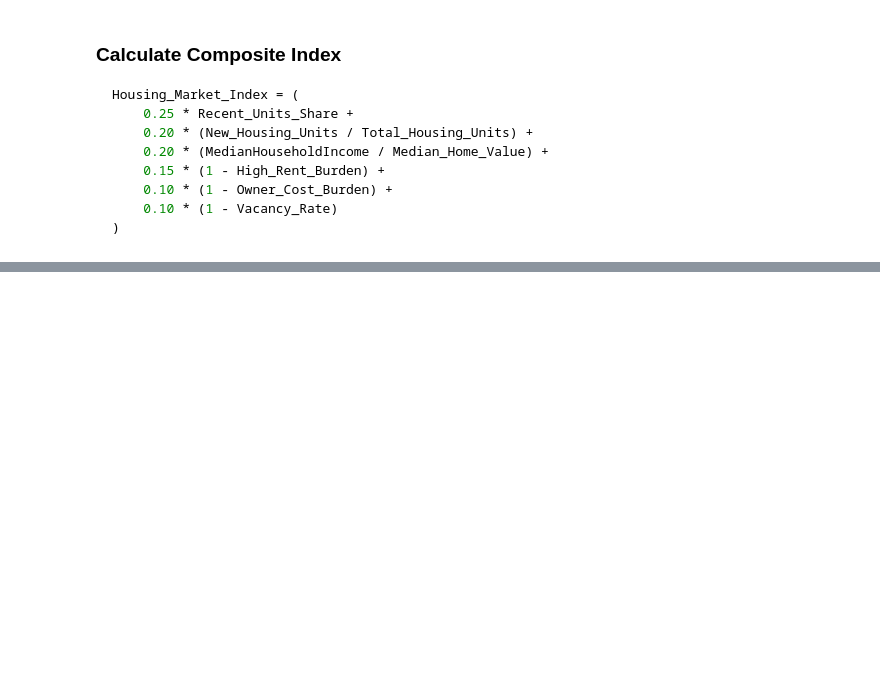
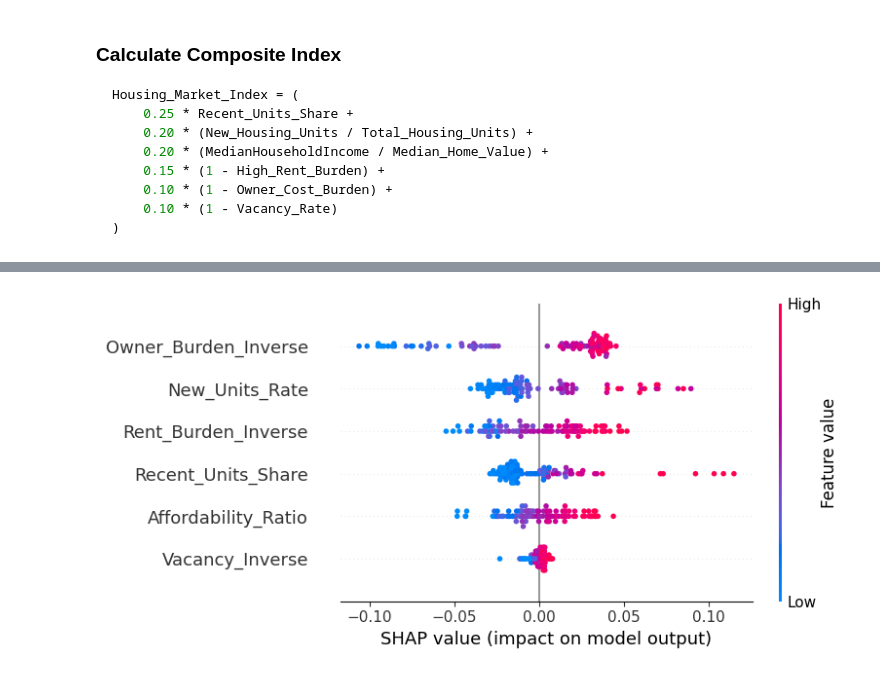
Before and after one commit to Makster04/Housing_Market_Index, a Jupyter notebook: Notebook.ipynb, the cells around one changed output, grey strips where cells are left out. Saved outputs shown, nothing was run; the diff lists cells and outputs as text; code cells hidden in the pictures; blank space fills up the shorter version.

```diff
--- a/Notebook.ipynb
+++ b/Notebook.ipynb
@@ -288,0 +289,21 @@ housing_index_df
+# %%
+import shap
+import xgboost as xgb
+from sklearn.model_selection import train_test_split
+
+# Feature matrix and target
+X = normalized_features
+y = housing_index_df['Housing_Market_Index']
+
+# Train simple model for SHAP
+model = xgb.XGBRegressor(n_estimators=100, max_depth=3, random_state=42)
+model.fit(X, y)
+
+# Create SHAP explainer
+explainer = shap.Explainer(model, X)
+shap_values = explainer(X)
+
+# Plot summary of SHAP values
+shap.summary_plot(shap_values, X, show=True)
+# %% [output]
+[figure, added]
```
Also changed, not shown: parts of 4 cells of this notebook.
